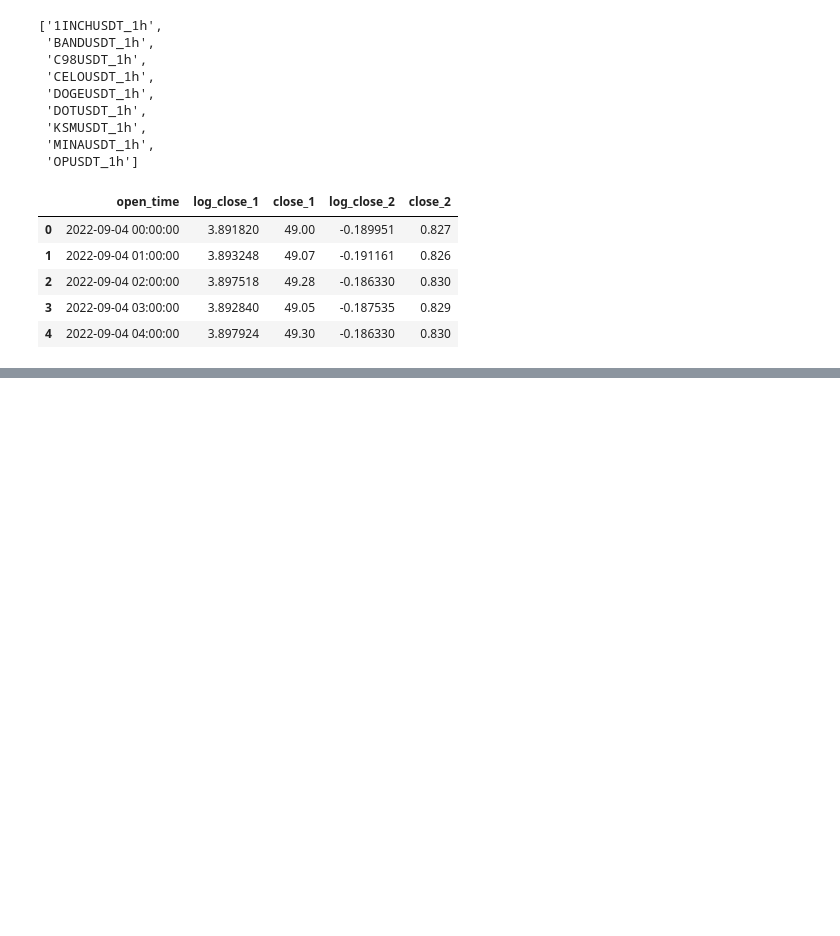
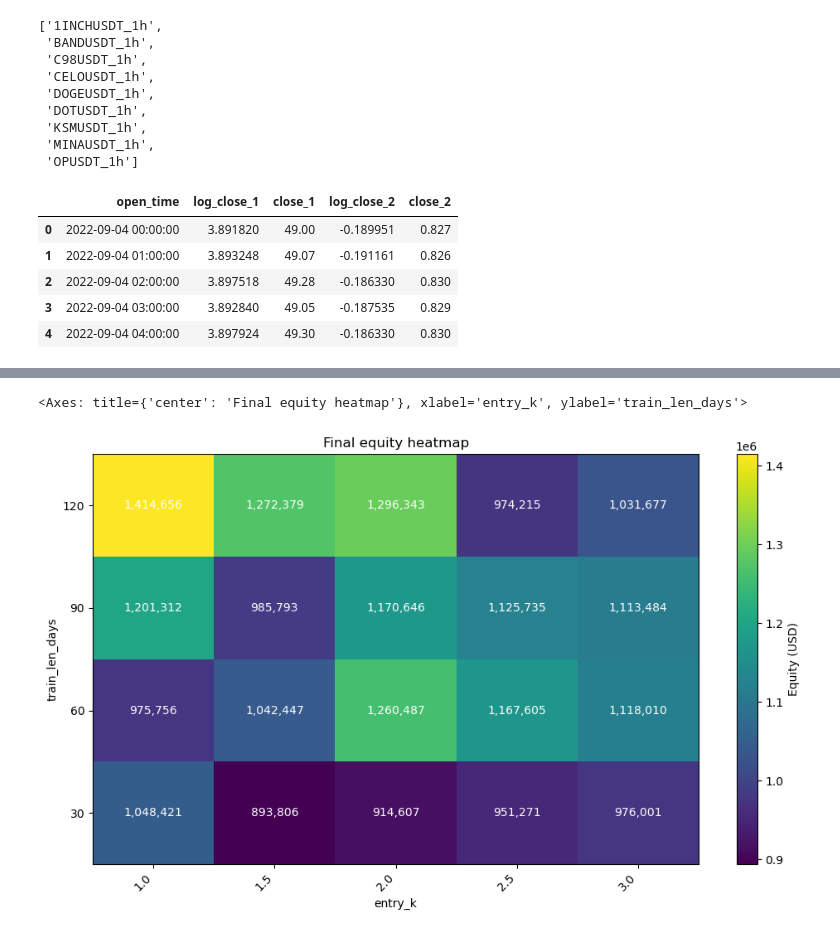
Before and after one commit to Jim-Shao/CryptoPairTrading, a Jupyter notebook: main.ipynb, the cells around one changed output, grey strips where cells are left out. Drawn from its saved outputs; the diff is of its cells as text; code cells hidden in the pictures; blank space fills up the shorter version.

```diff
--- a/main.ipynb
+++ b/main.ipynb
@@ -253,0 +285,10 @@ Saved: figures/train_060_entry_1p0/residual_spread.png
+# %%
+heatmap_final_equity(
+    results_df,
+    title="Final equity heatmap",
+    cbar_label="Equity (USD)",
+    fmt="{:,.0f}",
+)
+# %% [output]
+<Axes: title={'center': 'Final equity heatmap'}, xlabel='entry_k', ylabel='train_len_days'>
+[figure, added]
```
Also changed, not shown: parts of 9 cells of this notebook, 3 other files.
